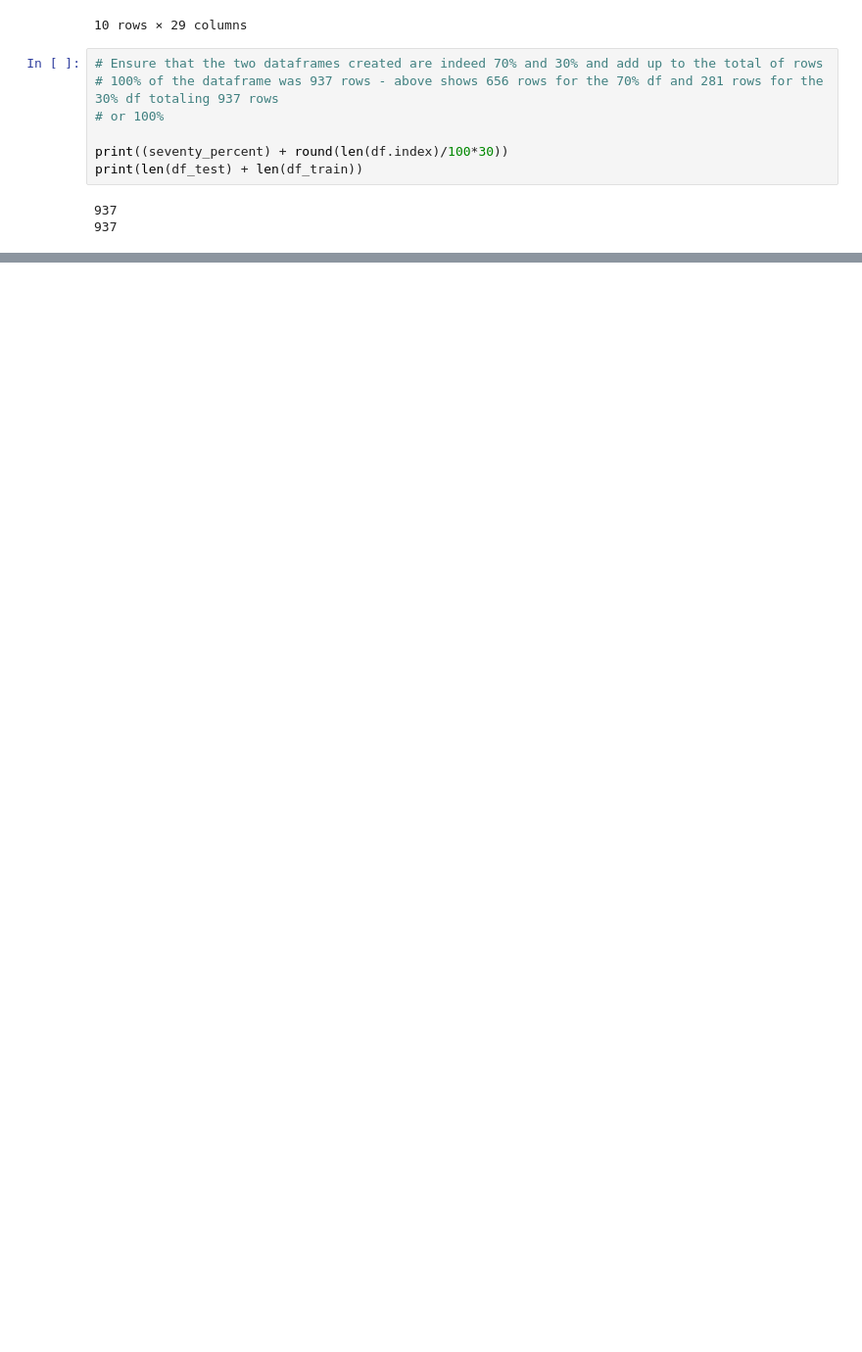
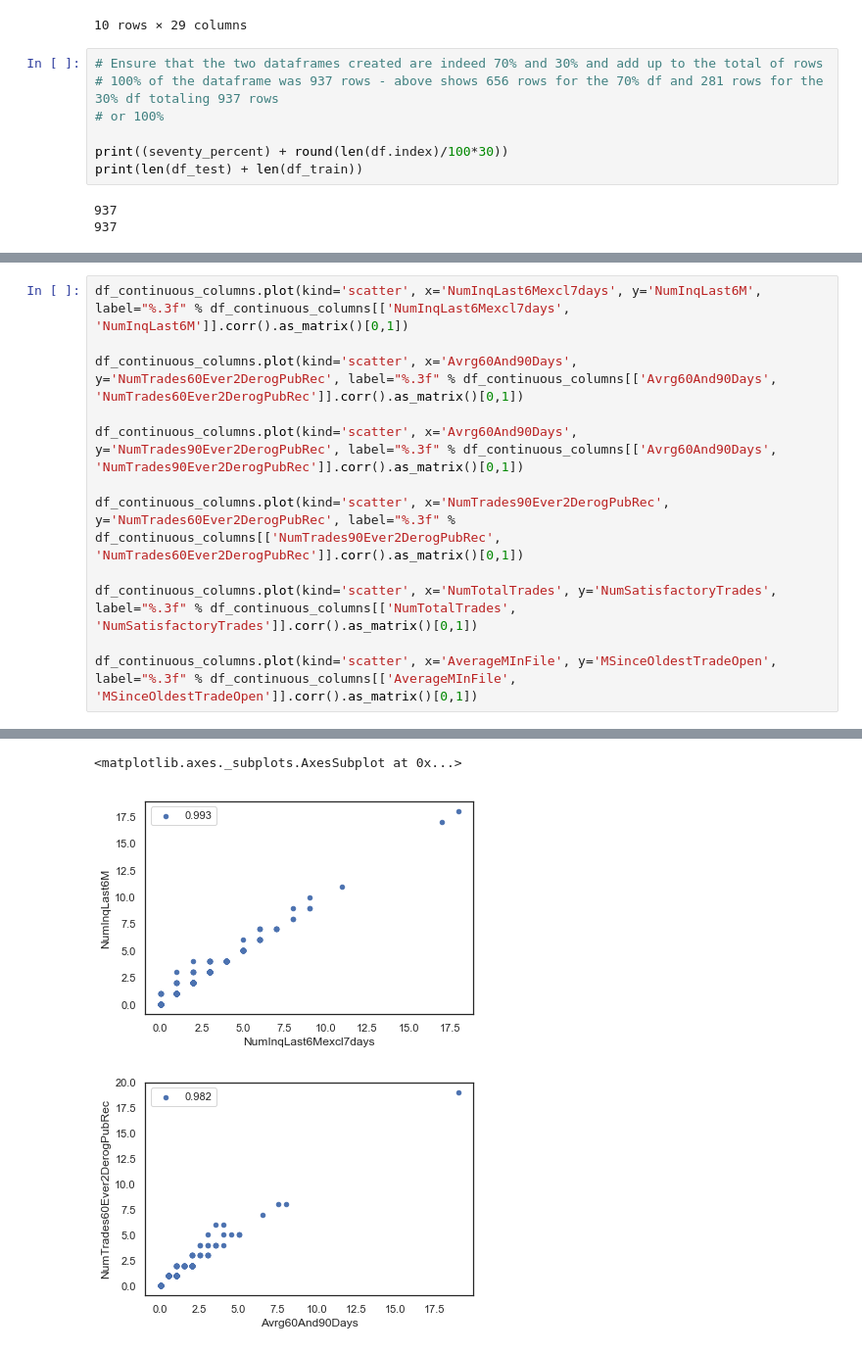
Before and after one commit to Miguelmargar/jupyter-notebook-work, a Jupyter notebook: Data Analytics/Assignment 2/Miguel_Martinez_00021466_Homework2.ipynb, the cells around one changed output, grey strips where cells are left out. Shown at 98% size. Saved outputs shown, nothing was run; the diff lists cells and outputs as text; blank space fills up the shorter version.

```diff
--- a/Data Analytics/Assignment 2/Miguel_Martinez_00021466_Homework2.ipynb
+++ b/Data Analytics/Assignment 2/Miguel_Martinez_00021466_Homework2.ipynb
@@ -120,0 +223,13 @@ print(len(df_test) + len(df_train))
+# %%
+df_continuous_columns.plot(kind='scatter', x='NumInqLast6Mexcl7days', y='NumInqLast6M', label="%.3f" % df_continuous_columns[['NumInqLast6Mexcl7days', 'NumInqLast6M']].corr().as_matrix()[0,1])
+
+df_continuous_columns.plot(kind='scatter', x='Avrg60And90Days', y='NumTrades60Ever2DerogPubRec', label="%.3f" % df_continuous_columns[['Avrg60And90Days', 'NumTrades60Ever2DerogPubRec']].corr().as_matrix()[0,1])
+
+df_continuous_columns.plot(kind='scatter', x='Avrg60And90Days', y='NumTrades90Ever2DerogPubRec', label="%.3f" % df_continuous_columns[['Avrg60And90Days', 'NumTrades90Ever2DerogPubRec']].corr().as_matrix()[0,1])
+
+df_continuous_columns.plot(kind='scatter', x='NumTrades90Ever2DerogPubRec', y='NumTrades60Ever2DerogPubRec', label="%.3f" % df_continuous_columns[['NumTrades90Ever2DerogPubRec', 'NumTrades60Ever2DerogPubRec']].corr().as_matrix()[0,1])
+
+df_continuous_columns.plot(kind='scatter', x='NumTotalTrades', y='NumSatisfactoryTrades', label="%.3f" % df_continuous_columns[['NumTotalTrades', 'NumSatisfactoryTrades']].corr().as_matrix()[0,1])
+
+df_continuous_columns.plot(kind='scatter', x='AverageMInFile', y='MSinceOldestTradeOpen', label="%.3f" % df_continuous_columns[['AverageMInFile', 'MSinceOldestTradeOpen']].corr().as_matrix()[0,1])
+# %% [output]
@@ -120,0 +242,3 @@ print(len(df_test) + len(df_train))
+<matplotlib.axes._subplots.AxesSubplot at 0x...>
+[figure, added]
+[figure, added]
```
Also changed, not shown: parts of 12 cells of this notebook, 3 other files.
